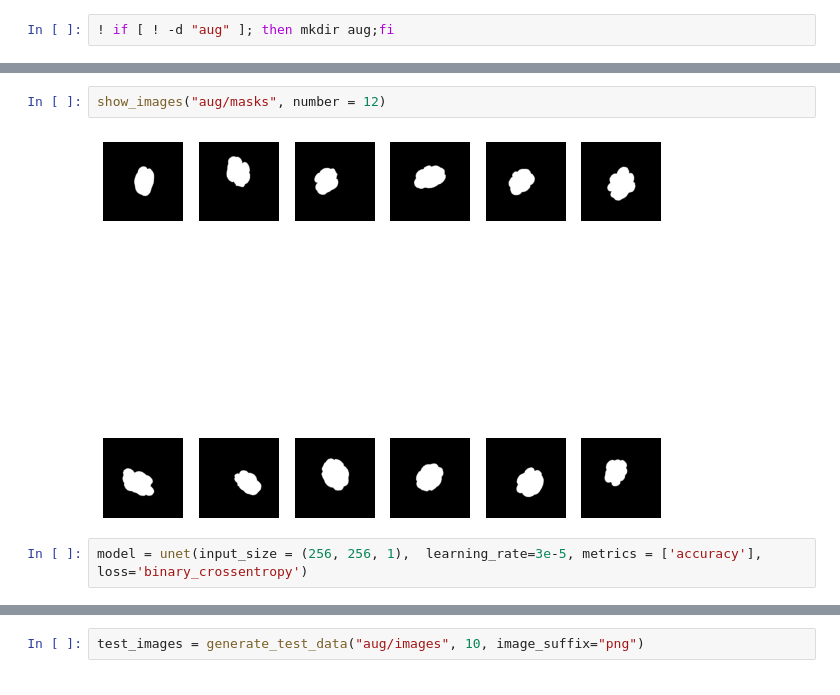
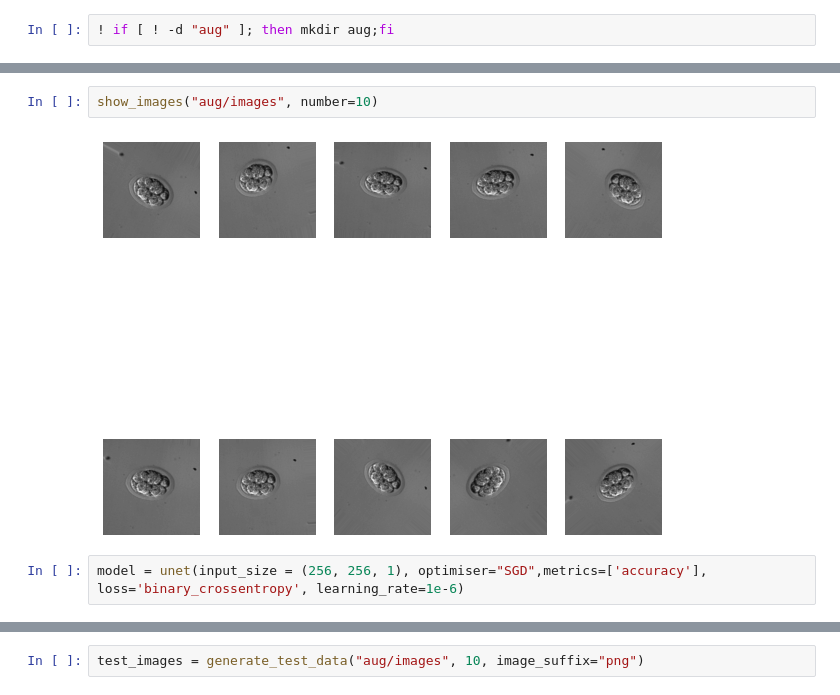
Before and after one commit to Nelson-Gon/cytounet, a Jupyter notebook: examples/embryos.ipynb, the cells around one changed output, grey strips where cells are left out. Cells and saved outputs as stored; diff of their text form.

Commit message:
Show newer example

```diff
--- a/examples/embryos.ipynb
+++ b/examples/embryos.ipynb
@@ -84,7 +46,7 @@ mask_1_3948213.png   mask_6_9155399.png
 # %%
-show_images("aug/masks", number = 12)
+show_images("aug/images", number=10)
 # %% [output]
-[figure, old version]
+[figure, new version]
 # %%
-model = unet(input_size = (256, 256, 1),  learning_rate=3e-5, metrics = ['accuracy'], loss='binary_crossentropy')
+model = unet(input_size = (256, 256, 1), optimiser="SGD",metrics=['accuracy'], loss='binary_crossentropy', learning_rate=1e-6)
 # %%
```
Also changed, not shown: parts of 15 cells of this notebook.
